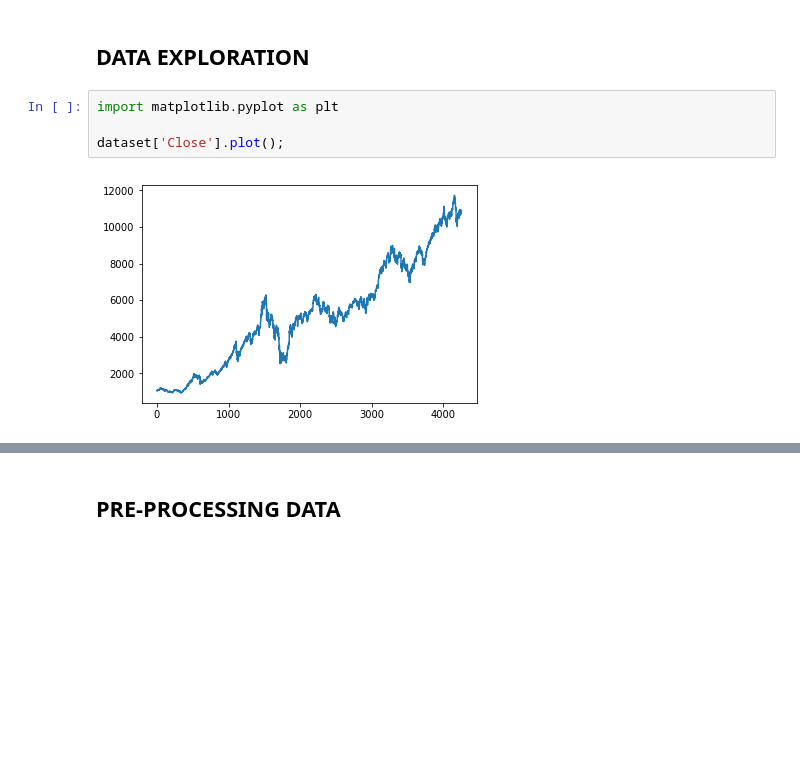
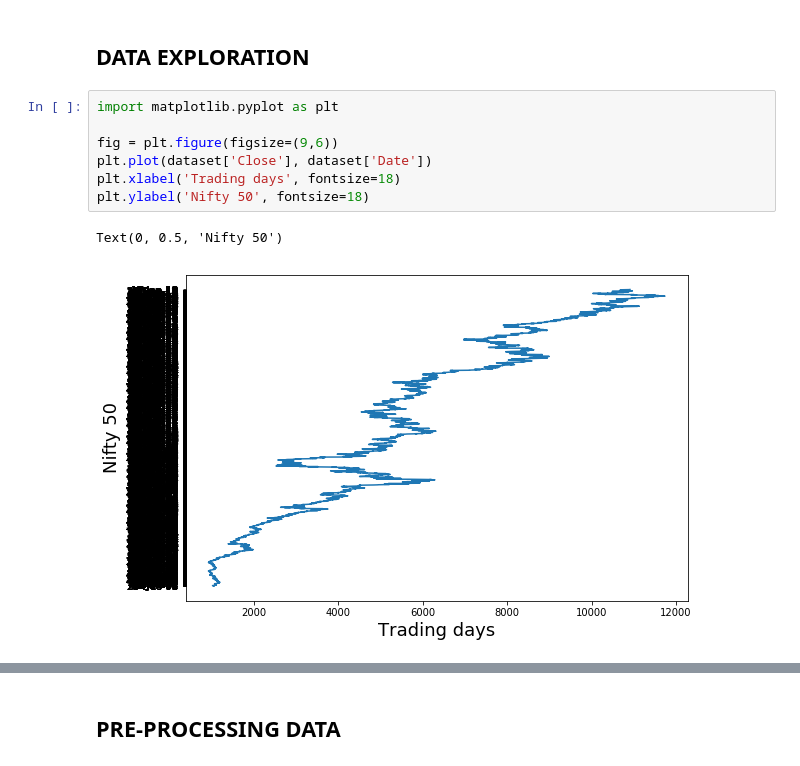
Before and after one commit to kvskmech/Udacity-Capstone, a Jupyter notebook: capstone_code.ipynb, the cells around one changed output, grey strips where cells are left out. Drawn from its saved outputs; the diff is of its cells as text; blank space fills up the shorter version.

```diff
--- a/capstone_code.ipynb
+++ b/capstone_code.ipynb
@@ -78,9 +79,13 @@ Low    => mean : 5177.4845366886175      Std:  2844.3962720816326        Max:  1
 Close  => mean : 5216.385359830669       Std:  2853.3784189822222        Max:  11738.5           Min:  922.7
 # %% [markdown]
 ## DATA EXPLORATION
-# %%
-import matplotlib.pyplot as plt
-
-dataset['Close'].plot();
-# %% [output]
-[figure, removed]
+# %%
+import matplotlib.pyplot as plt
+
+fig = plt.figure(figsize=(9,6))
+plt.plot(dataset['Close'], dataset['Date'])
+plt.xlabel('Trading days', fontsize=18)
+plt.ylabel('Nifty 50', fontsize=18)
+# %% [output]
+Text(0, 0.5, 'Nifty 50')
+[figure, added]
```
Also changed, not shown: parts of 2 cells of this notebook, 1 other file.
